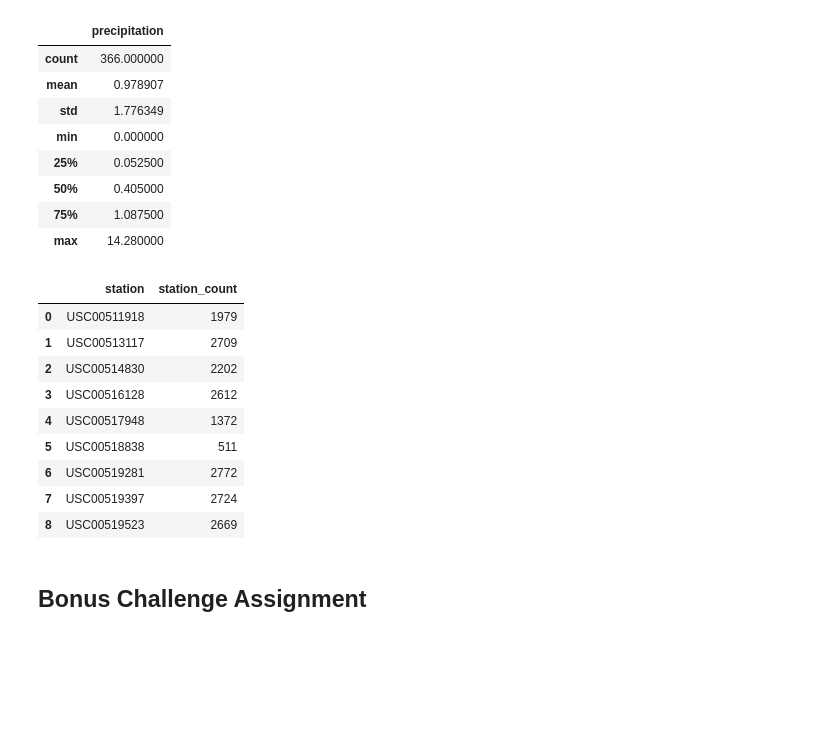
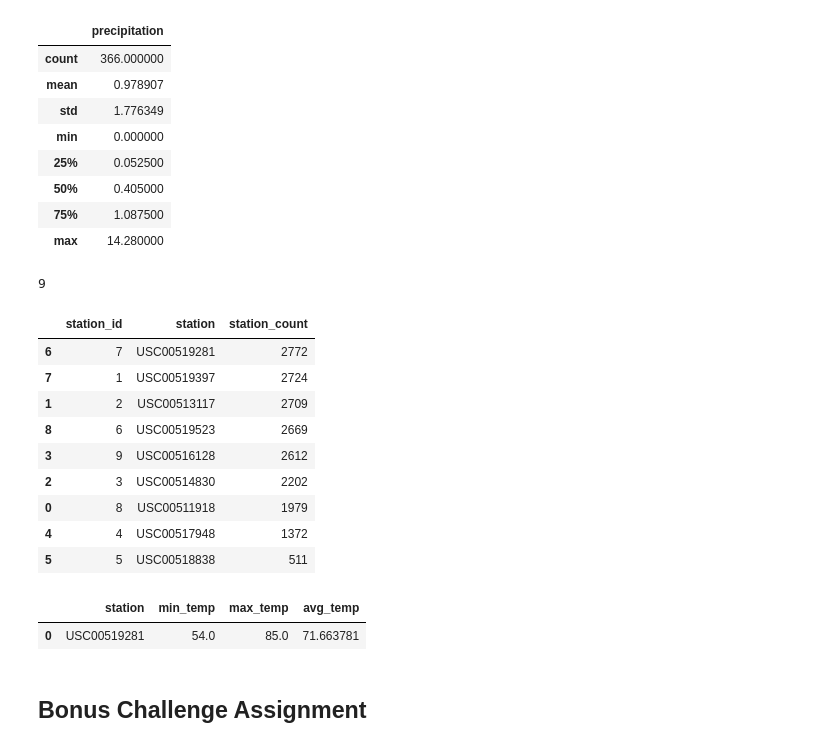
Before and after one commit to troypramsey/sqlalchemy-challenge, a Jupyter notebook: climate_starter.ipynb, the cells around one changed output. Drawn from its saved outputs; the diff is of its cells as text; code cells hidden in the pictures; blank space fills up the shorter version.

Commit message:
added station summary tables

```diff
--- a/climate_starter.ipynb
+++ b/climate_starter.ipynb
@@ -101,27 +101,38 @@ df_sorted.describe()
 | max | 14.280000 |
 # %%
 # Design a query to show how many stations are available in this dataset?
-station_count = session.query(Station.station, func.count(Measurement.id)).filter(Station.station==Measurement.station).group_by(Station.station)
-
-df = pd.DataFrame(station_count, columns=['station', 'station_count'])
-df
+station_count = session.query(Station.id)
+len([i for i in station_count])
 # %% [output]
-|  | station | station_count |
-| 0 | USC00511918 | 1979 |
-| 1 | USC00513117 | 2709 |
-| 2 | USC00514830 | 2202 |
-| 3 | USC00516128 | 2612 |
-| 4 | USC00517948 | 1372 |
-| 5 | USC00518838 | 511 |
-| 6 | USC00519281 | 2772 |
-| 7 | USC00519397 | 2724 |
-| 8 | USC00519523 | 2669 |
+9
 # %%
 # What are the most active stations? (i.e. what stations have the most rows)?
 # List the stations and the counts in descending order.
+station_count = session.query(Station.id, Station.station, func.count(Measurement.id)).filter(Station.station==Measurement.station).group_by(Station.station)
+
+df = pd.DataFrame(station_count, columns=['station_id', 'station', 'station_count']).sort_values('station_count', ascending=False)
+df
+# %% [output]
+|  | station_id | station | station_count |
+| 6 | 7 | USC00519281 | 2772 |
+| 7 | 1 | USC00519397 | 2724 |
+| 1 | 2 | USC00513117 | 2709 |
+| 8 | 6 | USC00519523 | 2669 |
+| 3 | 9 | USC00516128 | 2612 |
+| 2 | 3 | USC00514830 | 2202 |
+| 0 | 8 | USC00511918 | 1979 |
+| 4 | 4 | USC00517948 | 1372 |
+| 5 | 5 | USC00518838 | 511 |
 # %%
 # Using the station id from the previous query, calculate the lowest temperature recorded,
 # highest temperature recorded, and average temperature of the most active station?
+most_active = session.query(Station.station, func.min(Measurement.tobs), func.max(Measurement.tobs), \
+                            func.avg(Measurement.tobs)).filter(Station.station==Measurement.station).filter(Station.id == 7)
+df = pd.DataFrame(most_active, columns=['station', 'min_temp', 'max_temp', 'avg_temp'])
+df
+# %% [output]
+|  | station | min_temp | max_temp | avg_temp |
+| 0 | USC00519281 | 54.0 | 85.0 | 71.663781 |
 # %%
 # Choose the station with the highest number of temperature observations.
 # Query the last 12 months of temperature observation data for this station and plot the results as a histogram
```
